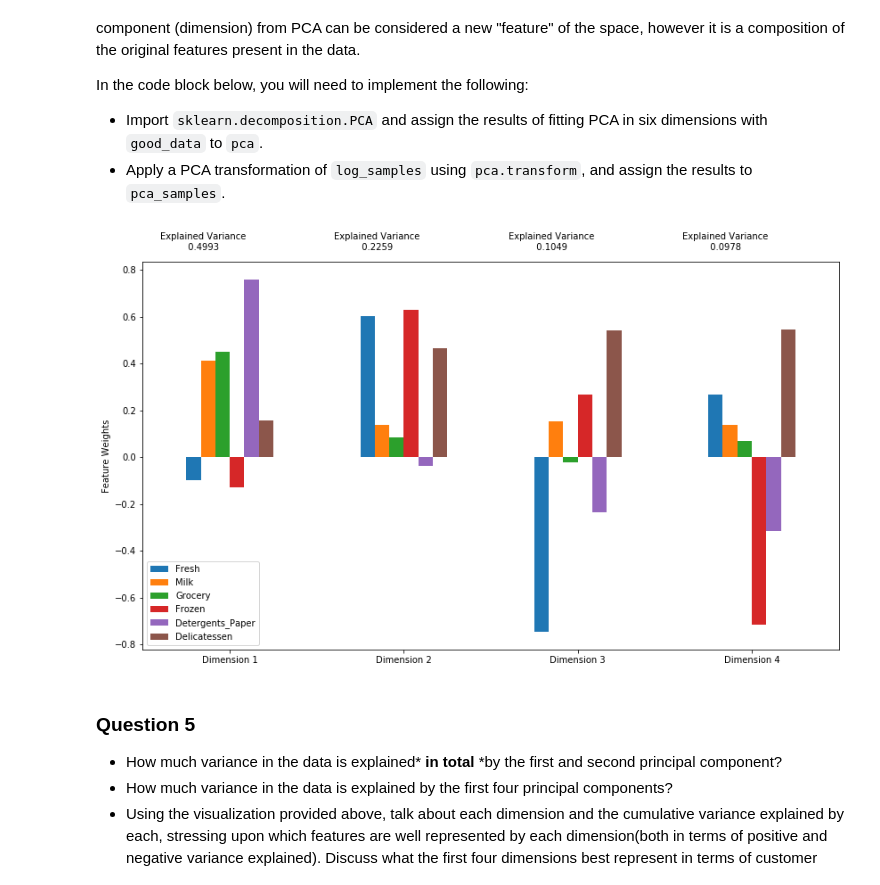
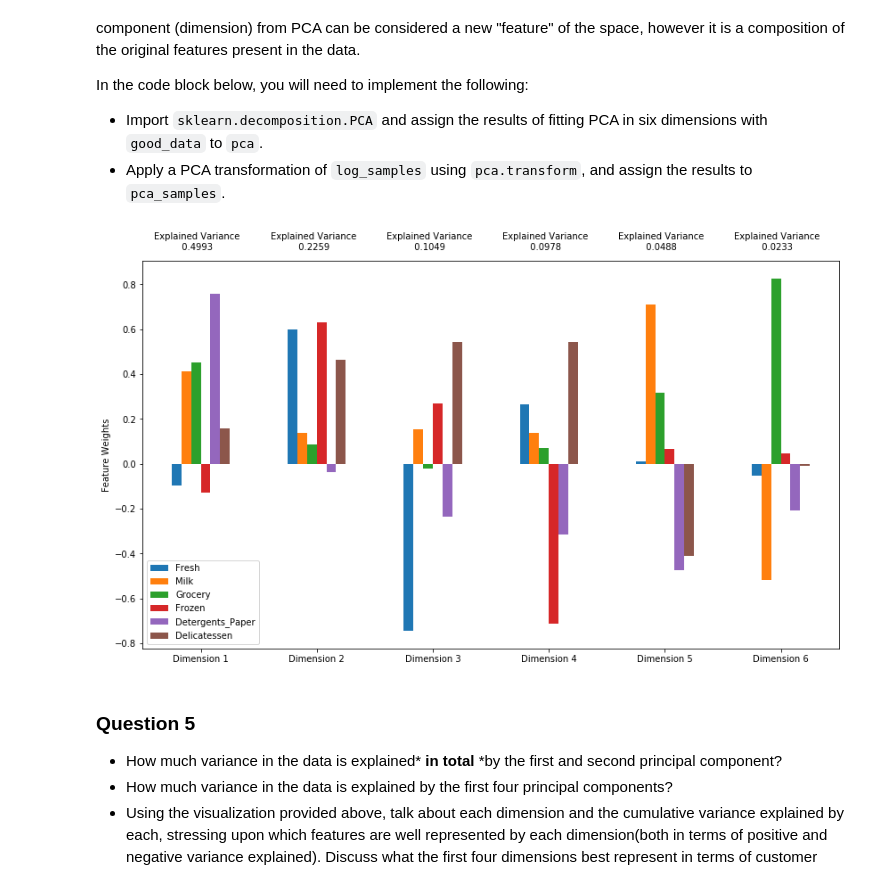
Before and after one commit to svellaiyan/machine-learning, a Jupyter notebook: my_submissions/customer_segments/customer_segments.ipynb, the cells around one changed output. Cells and saved outputs as stored; diff of their text form; code cells hidden in the pictures.

```diff
--- a/my_submissions/customer_segments/customer_segments.ipynb
+++ b/my_submissions/customer_segments/customer_segments.ipynb
@@ -366,16 +370,16 @@ In the code block below, you will need to implement the following:
 # %%
 from sklearn.decomposition import PCA
 # TODO: Apply PCA by fitting the good data with the same number of dimensions as features
-pca = PCA(n_components=4)
+pca = PCA(n_components=6)
 pca.fit(good_data)
 
 # TODO: Transform log_samples using the PCA fit above
 pca_samples = pca.transform(log_samples)
 
 # Generate PCA results plot
 pca_results = vs.pca_results(good_data, pca)
 # %% [output]
-[figure, old version]
+[figure, new version]
 # %% [markdown]
 ### Question 5
 
```
Also changed, not shown: parts of 12 cells of this notebook, 1 other file.
